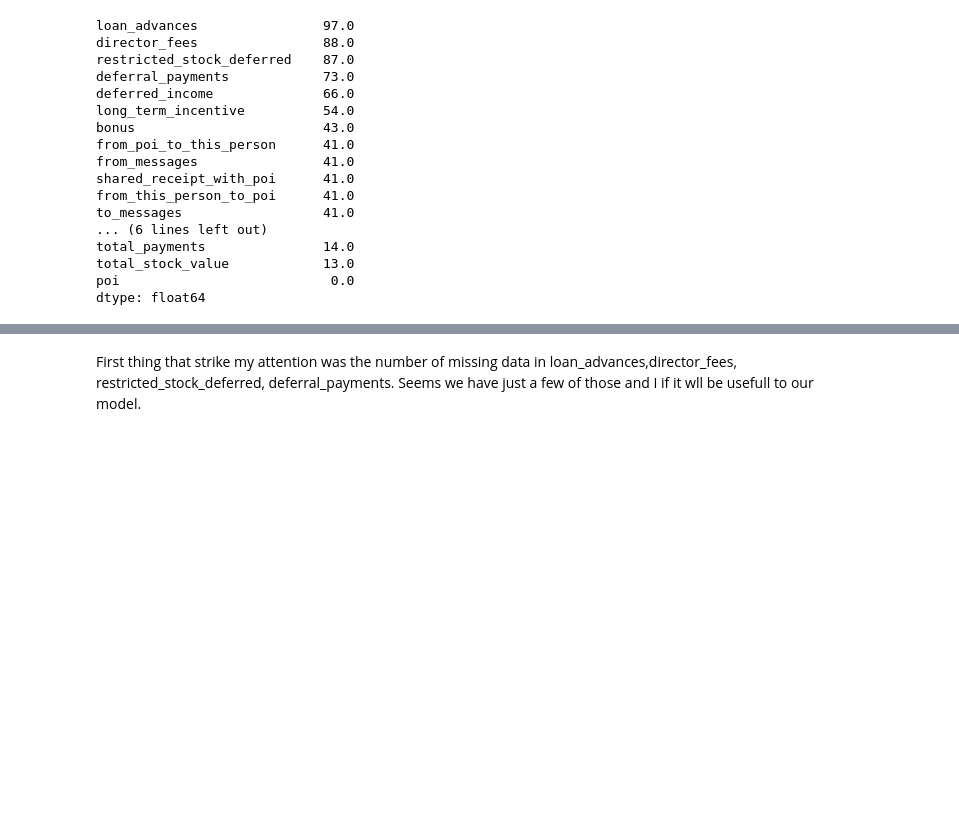
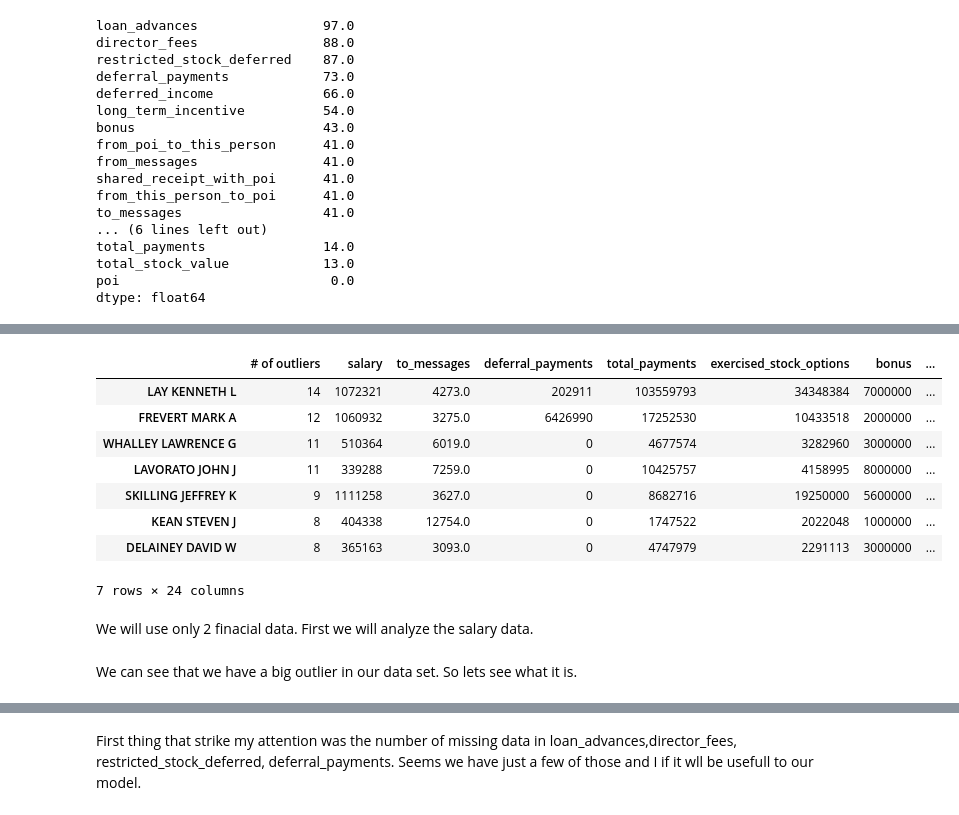
Before and after one commit to andre-yai/Udacity_MachineLearing, a Jupyter notebook: final_project/Identify Fraud from Eron Email.ipynb, the cells around one changed output, grey strips where cells are left out. Drawn from its saved outputs; the diff is of its cells as text; code cells hidden in the pictures; blank space fills up the shorter version.

```diff
--- a/final_project/Identify Fraud from Eron Email.ipynb
+++ b/final_project/Identify Fraud from Eron Email.ipynb
@@ -170,0 +257,14 @@ dtype: float64
+# %%
+# Belfer Robert
+eron_data.loc['BELFER ROBERT','deffered_income'] = -102500
+eron_data.loc['BELFER ROBERT','defferral_payments'] = 0
+eron_data.loc['BELFER ROBERT','expenses'] = 3285
+eron_data.loc['BELFER ROBERT','director_fees'] = 102500
+eron_data.loc['BELFER ROBERT','total_payments'] = 3285
+
+eron_data.loc['BELFER ROBERT','exercised_stock_options'] = 0
+eron_data.loc['BELFER ROBERT','restricted_stock'] = 44093
+eron_data.loc['BELFER ROBERT','restricted_stock_deferred'] = -44093
+eron_data.loc['BELFER ROBERT','total_stock_value'] = 0
+
+eron_data.loc['BELFER ROBERT'][payment_fields+stock_fields]
@@ -170,0 +289,13 @@ dtype: float64
+# %%
+# Belfer Robert
+eron_data.loc['BHATNAGAR SANJAY','other'] = 0
+eron_data.loc['BHATNAGAR SANJAY','expenses'] = 137864
+eron_data.loc['BHATNAGAR SANJAY','director_fees'] = 0
+eron_data.loc['BHATNAGAR SANJAY','total_payments'] = 137864
+
+eron_data.loc['BHATNAGAR SANJAY','exercised_stock_options'] = 15456290
+eron_data.loc['BHATNAGAR SANJAY','restricted_stock'] = 2604490
+eron_data.loc['BHATNAGAR SANJAY','restricted_stock_deferred'] = -2604490
+eron_data.loc['BHATNAGAR SANJAY','total_stock_value'] = 15456290
+
+eron_data.loc['BHATNAGAR SANJAY'][payment_fields+stock_fields]
@@ -170,0 +330,11 @@ dtype: float64
+# %%
+eron_data = eron_data.drop(["TOTAL","THE TRAVEL AGENCY IN THE PARK"])
+
+# del data_dict["THE TRAVEL AGENCY IN THE PARK"]
+# del data_dict["TOTAL"]
+# %%
+### Task 2: Remove outliers
+outliers = eron_data.quantile(.5) + 1.5 * (eron_data.quantile(.75)-eron_data.quantile(.25))
+outlier_pd = pd.DataFrame((eron_data[1:] > outliers[1:]).sum(axis = 1), columns = ['# of outliers']).\
+    sort_values('# of outliers',  ascending = [0]).head(7)
+outlier_pd
@@ -170,0 +350,13 @@ dtype: float64
+# %%
+pd = outlier_pd.join(eron_data)
+pd
+# %% [output]
+|  | # of outliers | salary | to_messages | deferral_payments | total_payments | exercised_stock_options | bonus | ... |
+| LAY KENNETH L | 14 | 1072321 | 4273.0 | 202911 | 103559793 | 34348384 | 7000000 | ... |
+| FREVERT MARK A | 12 | 1060932 | 3275.0 | 6426990 | 17252530 | 10433518 | 2000000 | ... |
+| WHALLEY LAWRENCE G | 11 | 510364 | 6019.0 | 0 | 4677574 | 3282960 | 3000000 | ... |
+| LAVORATO JOHN J | 11 | 339288 | 7259.0 | 0 | 10425757 | 4158995 | 8000000 | ... |
+| SKILLING JEFFREY K | 9 | 1111258 | 3627.0 | 0 | 8682716 | 19250000 | 5600000 | ... |
+| KEAN STEVEN J | 8 | 404338 | 12754.0 | 0 | 1747522 | 2022048 | 1000000 | ... |
+| DELAINEY DAVID W | 8 | 365163 | 3093.0 | 0 | 4747979 | 2291113 | 3000000 | ... |
+7 rows × 24 columns
@@ -170,0 +365,2 @@ dtype: float64
+# %% [markdown]
+We will use only 2 finacial data. First we will analyze the salary data.
@@ -170,0 +385,2 @@ dtype: float64
+# %% [markdown]
+We can see that we have a big outlier in our data set. So lets see what it is.
```
Also changed, not shown: parts of 71 cells of this notebook, 2 other files.
